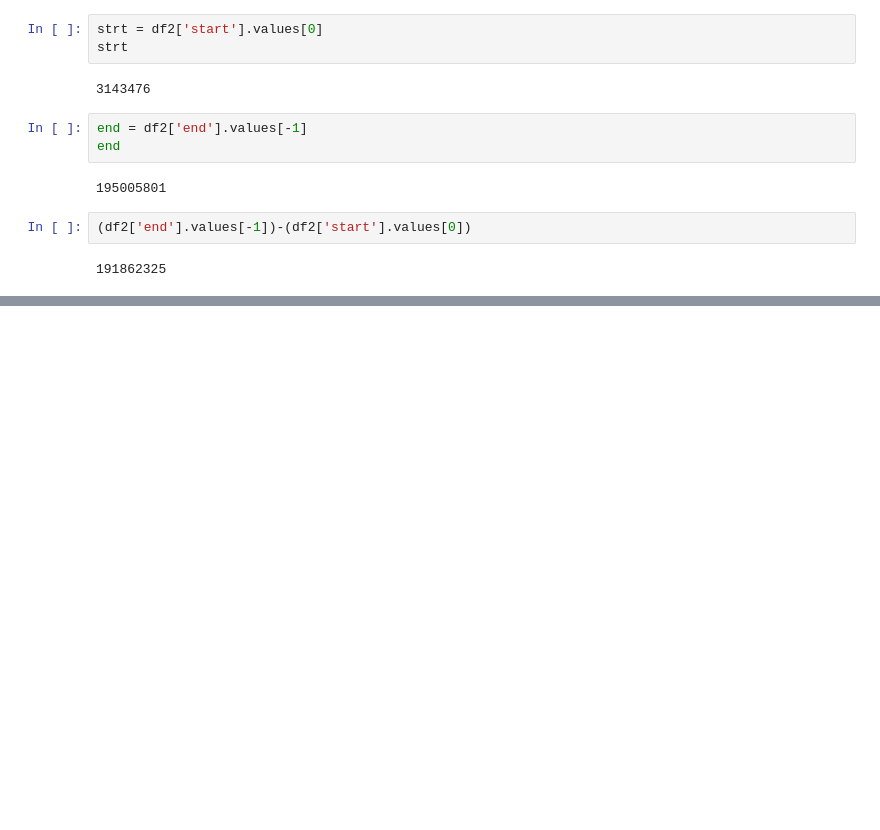
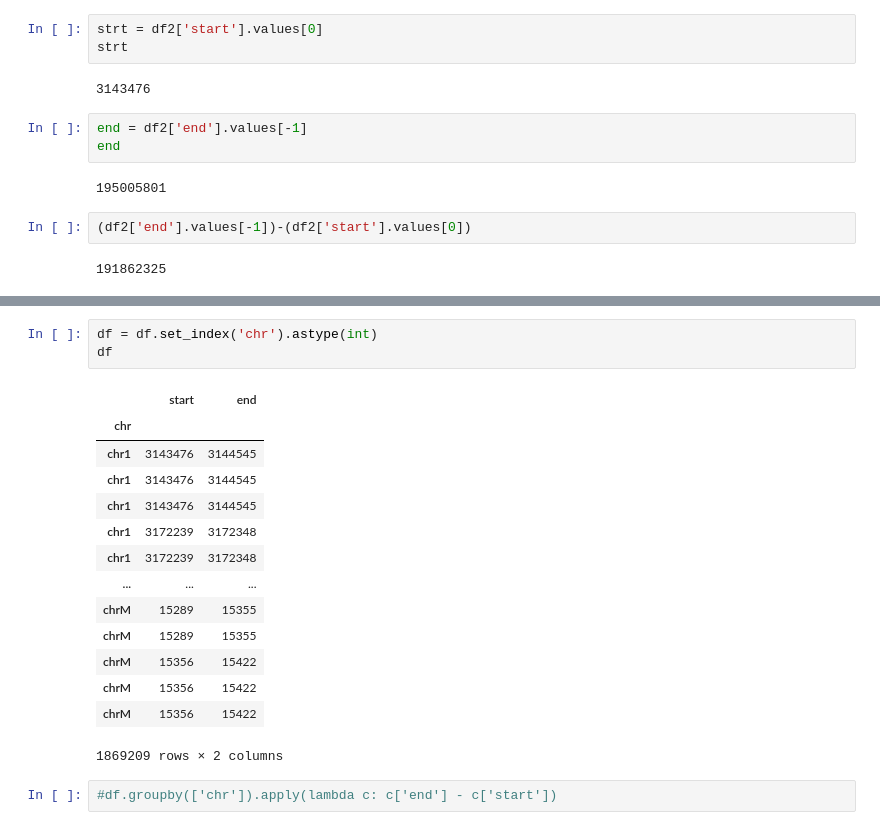
Before and after one commit to mervebduman/GRCm39, a Jupyter notebook: data_exploration.ipynb, the cells around one changed output, grey strips where cells are left out. Saved outputs shown, nothing was run; the diff lists cells and outputs as text; blank space fills up the shorter version.

```diff
--- a/data_exploration.ipynb
+++ b/data_exploration.ipynb
@@ -146,0 +176,20 @@ end
+# %%
+df = df.set_index('chr').astype(int)
+df
+# %% [output]
+|  | start | end |
+| chr |  |  |
+| chr1 | 3143476 | 3144545 |
+| chr1 | 3143476 | 3144545 |
+| chr1 | 3143476 | 3144545 |
+| chr1 | 3172239 | 3172348 |
+| chr1 | 3172239 | 3172348 |
+| ... | ... | ... |
+| chrM | 15289 | 15355 |
+| chrM | 15289 | 15355 |
+| chrM | 15356 | 15422 |
+| chrM | 15356 | 15422 |
+| chrM | 15356 | 15422 |
+1869209 rows × 2 columns
+# %%
+#df.groupby(['chr']).apply(lambda c: c['end'] - c['start'])
```
Also changed, not shown: parts of 9 cells of this notebook.
